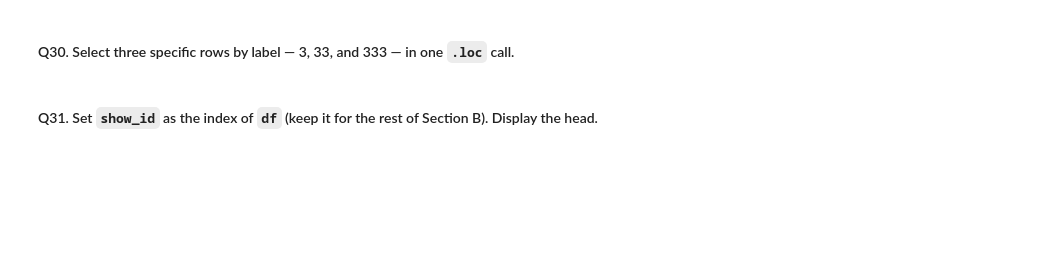
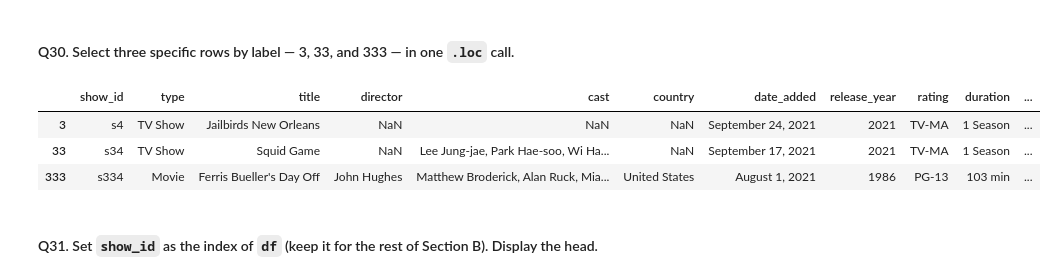
Before and after one commit to Crazy-shrabin/Pandas_revison_self, a Jupyter notebook: netflix_125_question_workbook.ipynb, the cells around one changed output. Saved outputs shown, nothing was run; the diff lists cells and outputs as text; code cells hidden in the pictures; blank space fills up the shorter version.

```diff
--- a/netflix_125_question_workbook.ipynb
+++ b/netflix_125_question_workbook.ipynb
@@ -377,6 +431,12 @@ df.iloc[[-1]]
 #### Q30. Select three specific rows by label — 3, 33, and 333 — in one `.loc` call.
 # %%
 # Your answer here
+df.loc[[3,33,333]]
+# %% [output]
+|  | show_id | type | title | director | cast | country | date_added | release_year | rating | duration | ... |
+| 3 | s4 | TV Show | Jailbirds New Orleans | NaN | NaN | NaN | September 24, 2021 | 2021 | TV-MA | 1 Season | ... |
+| 33 | s34 | TV Show | Squid Game | NaN | Lee Jung-jae, Park Hae-soo, Wi Ha... | NaN | September 17, 2021 | 2021 | TV-MA | 1 Season | ... |
+| 333 | s334 | Movie | Ferris Bueller's Day Off | John Hughes | Matthew Broderick, Alan Ruck, Mia... | United States | August 1, 2021 | 1986 | PG-13 | 103 min | ... |
 # %% [markdown]
 #### Q31. Set `show_id` as the index of `df` (keep it for the rest of Section B). Display the head.
 # %%
```
Also changed, not shown: parts of 15 cells of this notebook, 1 other file.
